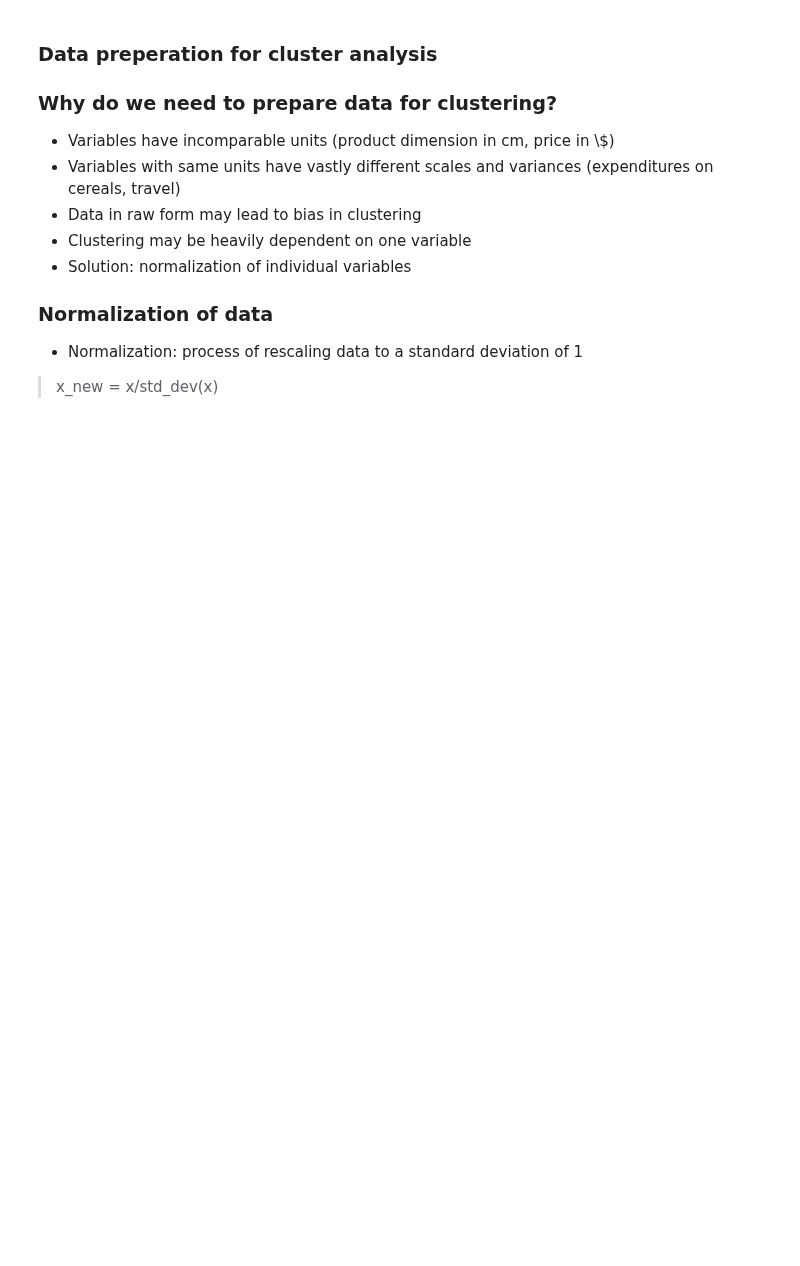
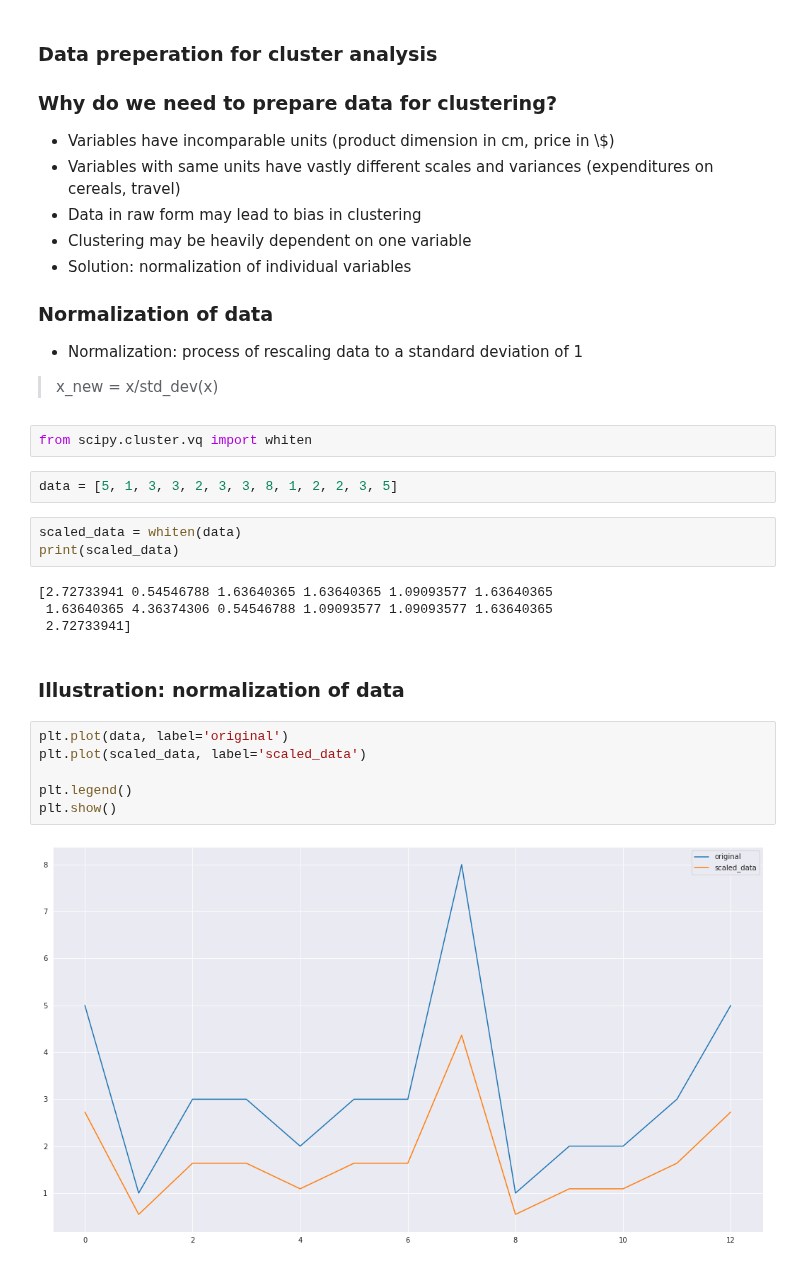
Before and after one commit to MikSm1th/datacamp_notes, a Jupyter notebook: clusterting_w_SciPy/1_Clustering_w_SciPy.ipynb, the cells around one changed output. Saved outputs shown, nothing was run; the diff lists cells and outputs as text; blank space fills up the shorter version.

```diff
--- a/clusterting_w_SciPy/1_Clustering_w_SciPy.ipynb
+++ b/clusterting_w_SciPy/1_Clustering_w_SciPy.ipynb
@@ -140,3 +140,24 @@ plt.show()
 ### Normalization of data
 - Normalization: process of rescaling data to a standard deviation of 1
 > x_new = x/std_dev(x)
+# %%
+from scipy.cluster.vq import whiten
+# %%
+data = [5, 1, 3, 3, 2, 3, 3, 8, 1, 2, 2, 3, 5]
+# %%
+scaled_data = whiten(data)
+print(scaled_data)
+# %% [output]
+[2.72733941 0.54546788 1.63640365 1.63640365 1.09093577 1.63640365
+ 1.63640365 4.36374306 0.54546788 1.09093577 1.09093577 1.63640365
+ 2.72733941]
+# %% [markdown]
+### Illustration: normalization of data
+# %%
+plt.plot(data, label='original')
+plt.plot(scaled_data, label='scaled_data')
+
+plt.legend()
+plt.show()
+# %% [output]
+[figure, added]
```
Also changed, not shown: parts of 9 cells of this notebook.
